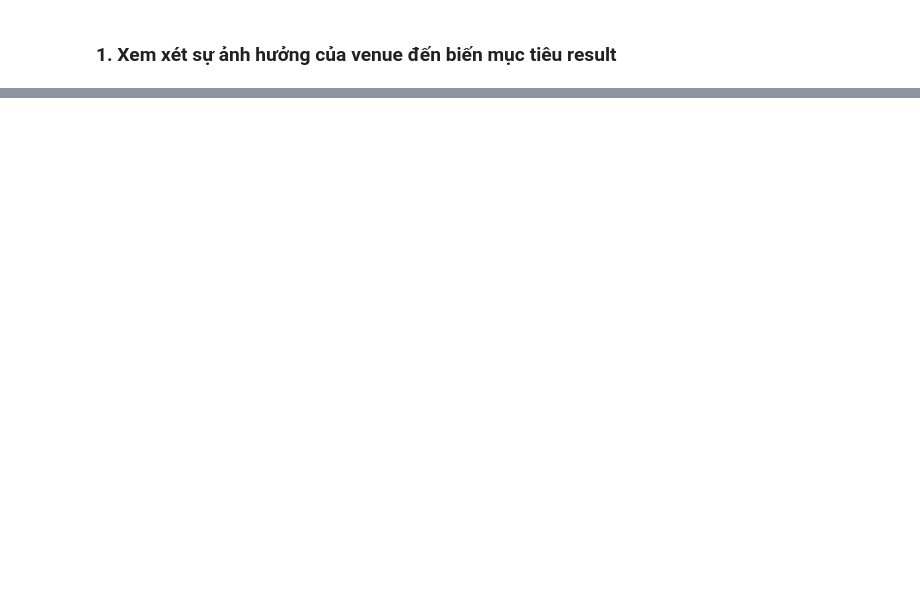
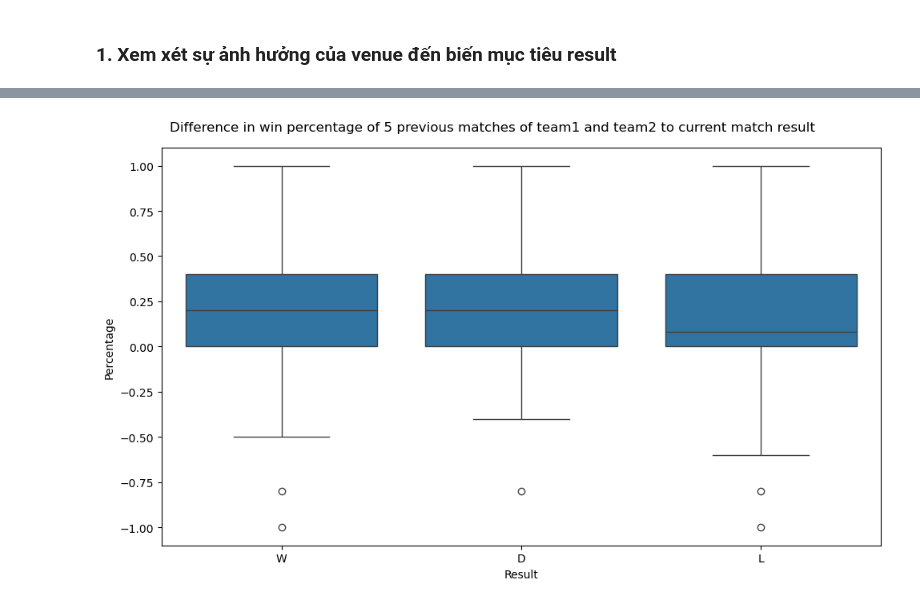
Before and after one commit to taiphanvan2k3/FootballPredict, a Jupyter notebook: src/data_anaylysis/MU_multivariable_analysis.ipynb, the cells around one changed output, grey strips where cells are left out. Drawn from its saved outputs; the diff is of its cells as text; code cells hidden in the pictures; blank space fills up the shorter version.

```diff
--- a/src/data_anaylysis/MU_multivariable_analysis.ipynb
+++ b/src/data_anaylysis/MU_multivariable_analysis.ipynb
@@ -392,0 +132,15 @@ lịch sử đối đầu tại giai đoạn test
+# %%
+# Phong độ 5 trận gần nhất của đội không có sự biến động lớn, nên thử dùng hiệu số phong độ của 2 đội để xem xét
+arsenal_df["win_percent_diff"] = arsenal_df['win_percent_before_team1'] - arsenal_df['win_percent_before_team2']
+
+fig, ax = plt.subplots(figsize=(10, 6))
+
+sns.boxplot(x='result', y='win_percent_diff', data=arsenal_df, ax=ax)
+ax.set_xlabel('Result')
+ax.set_ylabel('Percentage')
+
+
+plt.suptitle("Difference in win percentage of 5 previous matches of team1 and team2 to current match result")
+plt.tight_layout()
+# %% [output]
+[figure, added]
```
Also changed, not shown: parts of 93 cells of this notebook, 17 other files.
